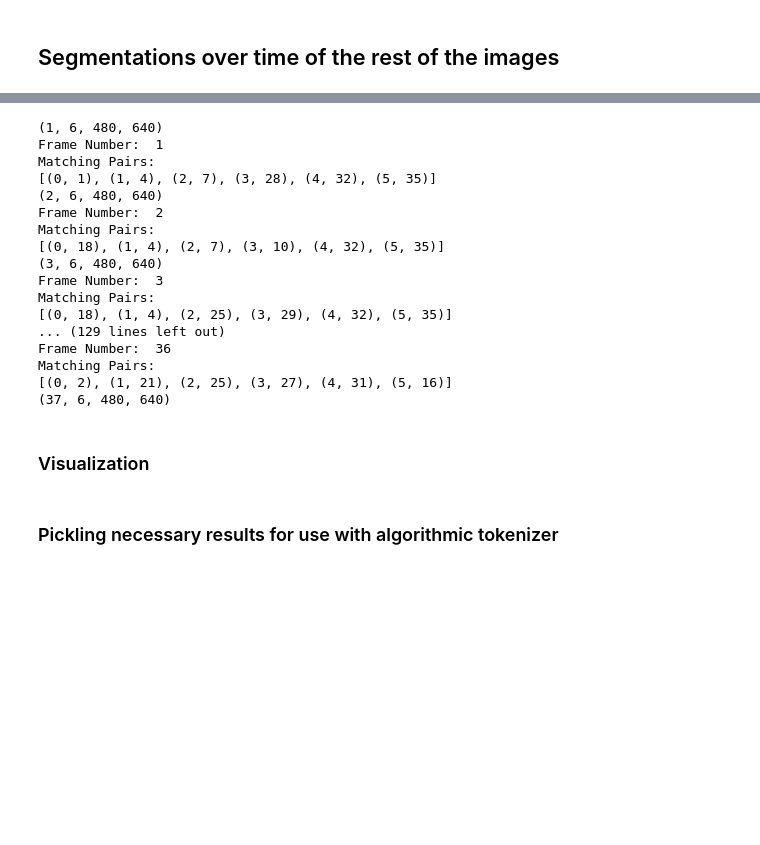
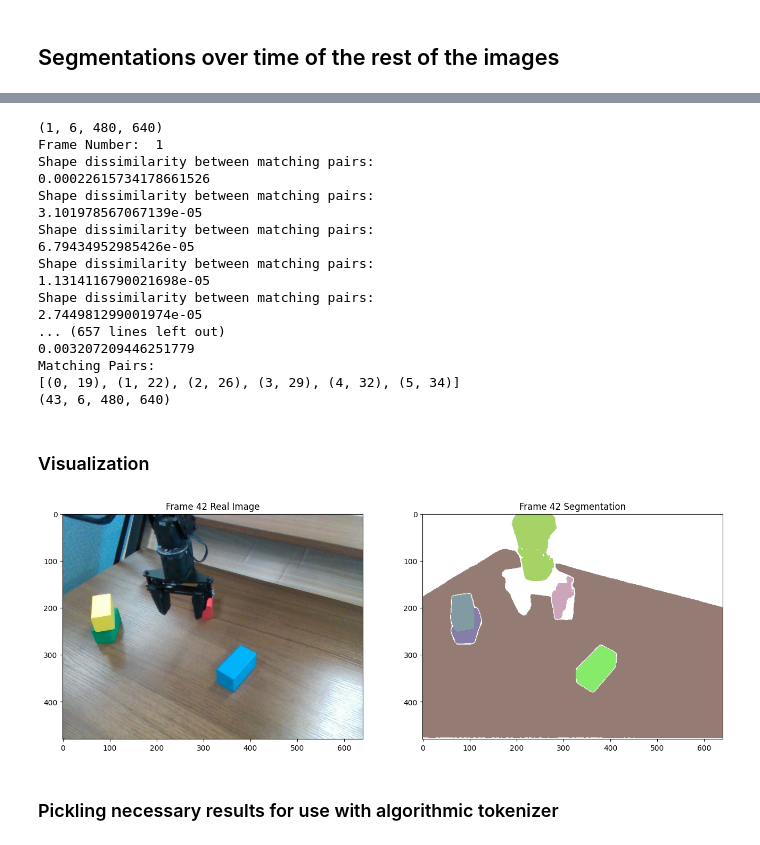
Before and after one commit to spomichter/thesis_working, a Jupyter notebook: notebooks/temporal_segmentation_test.ipynb, the cells around one changed output, grey strips where cells are left out. Saved outputs shown, nothing was run; the diff lists cells and outputs as text; code cells hidden in the pictures; blank space fills up the shorter version.

```diff
--- a/notebooks/temporal_segmentation_test.ipynb
+++ b/notebooks/temporal_segmentation_test.ipynb
@@ -229,24 +307,0 @@ plt.show()
-# %%
-# # Visualize each segmentation mask individually in a grid
-# n = len(first_masks)
-# cols = 4
-# rows = n // cols + 1
-# plt.figure(figsize=(16, 16))
-# for i, ann in enumerate(first_masks):
-#     plt.subplot(rows, cols, i + 1)
-#     plt.title(f"Mask {i}")
-#     plt.imshow(ann['segmentation'])
-#     plt.axis('off')
-# Visualize each segmentation mask individually in a grid overlaid with the real image
-n = len(first_masks)
-cols = 4
-rows = n // cols + 1
-plt.figure(figsize=(16, 16))
-for i, ann in enumerate(first_masks):
-    plt.subplot(rows, cols, i + 1)
-    plt.title(f"Mask {i}")
-    # plt.imshow(image)
-    # setting the color to be a really intense black
-    color = np.array([0, 0, 0, 0.9])
-    show_mask(ann['segmentation'], plt.gca(), color=color)
-    plt.axis('off')
@@ -301,8 +406,10 @@ Found 42 images in the directory
 # %%
 box_margin = 0.1
 
-total_masks_over_time = np.array([[relevant_first_mask_anns[i]['segmentation'] for i in range(len(relevant_first_mask_anns))]])
-# the shape of this is [frame_num, mask_num, height, width]
+# total_masks_over_time = np.array([[relevant_first_mask_anns[i]['segmentation'] for i in range(len(relevant_first_mask_anns))]])
+# # the shape of this is [frame_num, mask_num, height, width]
+# print(total_masks_over_time.shape)
+total_masks_over_time = np.array([first_frame_masks])
 print(total_masks_over_time.shape)
 for i in range(1, n_images):
     frame_num = i
@@ -394,6 +501,7 @@ for i in range(1, n_images):
     # plt.axis('off')
     # plt.show()
 
+    use_contiguous = True
     # flatten all multimasks into one masks array
     # create curr_frame_all_masks as numpy array with dimensions n_masks, height, width
     # curr_frame_all_masks = np.array([curr_frame_first_masks[i] for i in range(len(curr_frame_first_masks))])
@@ -401,57 +509,65 @@ for i in range(1, n_images):
     # merge curr_frame_all_masks with curr_frame_point_seg_masks
     # curr_frame_all_masks = np.append(curr_frame_all_masks, curr_frame_point_seg_masks, axis=0)
     curr_frame_all_masks = np.append(curr_frame_all_masks, curr_frame_third_seg_masks, axis=0)
+    # get contiguous sections of each mask
+    contiguous_all_masks = np.array([get_largest_contiguous(mask) for mask in curr_frame_all_masks])
     # print("Curr Frame All Masks:")
     # print(curr_frame_all_masks.shape)
     # compute matching pairs between masks and total_masks_over_time[frame_num]
-    matching_pairs = get_matching_masks(total_masks_over_time[frame_num-1], curr_frame_all_masks)
+    if not use_contiguous:
+        matching_pairs = get_matching_masks(total_masks_over_time[frame_num-1], curr_frame_all_masks)
+        matching_masks = [curr_frame_all_masks[pair[1]] for pair in matching_pairs]
+    else:
+        matching_pairs = get_matching_masks(total_masks_over_time[frame_num-1], contiguous_all_masks)
+        matching_masks = [contiguous_all_masks[pair[1]] for pair in matching_pairs]
     print("Matching Pairs:")
     print(matching_pairs)
-    matching_masks = [curr_frame_all_masks[pair[1]] for pair in matching_pairs]
     total_masks_over_time = np.append(total_masks_over_time, np.array([matching_masks]), axis=0)
     print(total_masks_over_time.shape)
 # %% [output]
 (1, 6, 480, 640)
 Frame Number:  1
+Shape dissimilarity between matching pairs:
+0.00022615734178661526
+Shape dissimilarity between matching pairs:
+3.101978567067139e-05
+Shape dissimilarity between matching pairs:
+6.79434952985426e-05
+Shape dissimilarity between matching pairs:
+1.1314116790021698e-05
+Shape dissimilarity between matching pairs:
+2.744981299001974e-05
+... (657 lines left out)
+0.003207209446251779
 Matching Pairs:
-[(0, 1), (1, 4), (2, 7), (3, 28), (4, 32), (5, 35)]
-(2, 6, 480, 640)
-Frame Number:  2
-Matching Pairs:
-[(0, 18), (1, 4), (2, 7), (3, 10), (4, 32), (5, 35)]
-(3, 6, 480, 640)
-Frame Number:  3
-Matching Pairs:
-[(0, 18), (1, 4), (2, 25), (3, 29), (4, 32), (5, 35)]
-... (129 lines left out)
-Frame Number:  36
-Matching Pairs:
-[(0, 2), (1, 21), (2, 25), (3, 27), (4, 31), (5, 16)]
-(37, 6, 480, 640)
+[(0, 19), (1, 22), (2, 26), (3, 29), (4, 32), (5, 34)]
+(43, 6, 480, 640)
 # %% [markdown]
 ### Visualization
 # %%
 # Visualize the total_masks_over_time as an animation, with each mask in each frame being a different color, side by side with the real image, for comparison
 for i in range(0, n_images):
     image = cv2.imread(image_dir + image_prefix + str(i) + image_suffix)
     image = cv2.cvtColor(image, cv2.COLOR_BGR2RGB)
     plt.figure(figsize=(big_plot_dim*2, big_plot_dim*2))
     plt.subplot(1, 2, 1)
     plt.title(f"Frame {i} Real Image")
     plt.imshow(image)
     plt.subplot(1, 2, 2)
     plt.title(f"Frame {i} Segmentation")
-    show_all_masks = False
-    masks_to_show = [3]
+    show_all_masks = True
+    masks_to_show = [2]
     for j in range(len(total_masks_over_time[i])):
         if show_all_masks:
             show_mask(total_masks_over_time[i][j], plt.gca(), color=np.array(color_list[j]))
         elif j in masks_to_show:
             show_mask(total_masks_over_time[i][j], plt.gca(), color=np.array(color_list[j]))
     # output each frame in animation to file
     plt.savefig(f"frame_{i}.png")
     plt.show()
     time.sleep(0.1)
     clear_output(wait=True)
+# %% [output]
+[figure, added]
 # %%
 # Visualize the total_masks_over_time, with each mask in each frame being a different color
```
Also changed, not shown: parts of 20 cells of this notebook, 50 other files.
